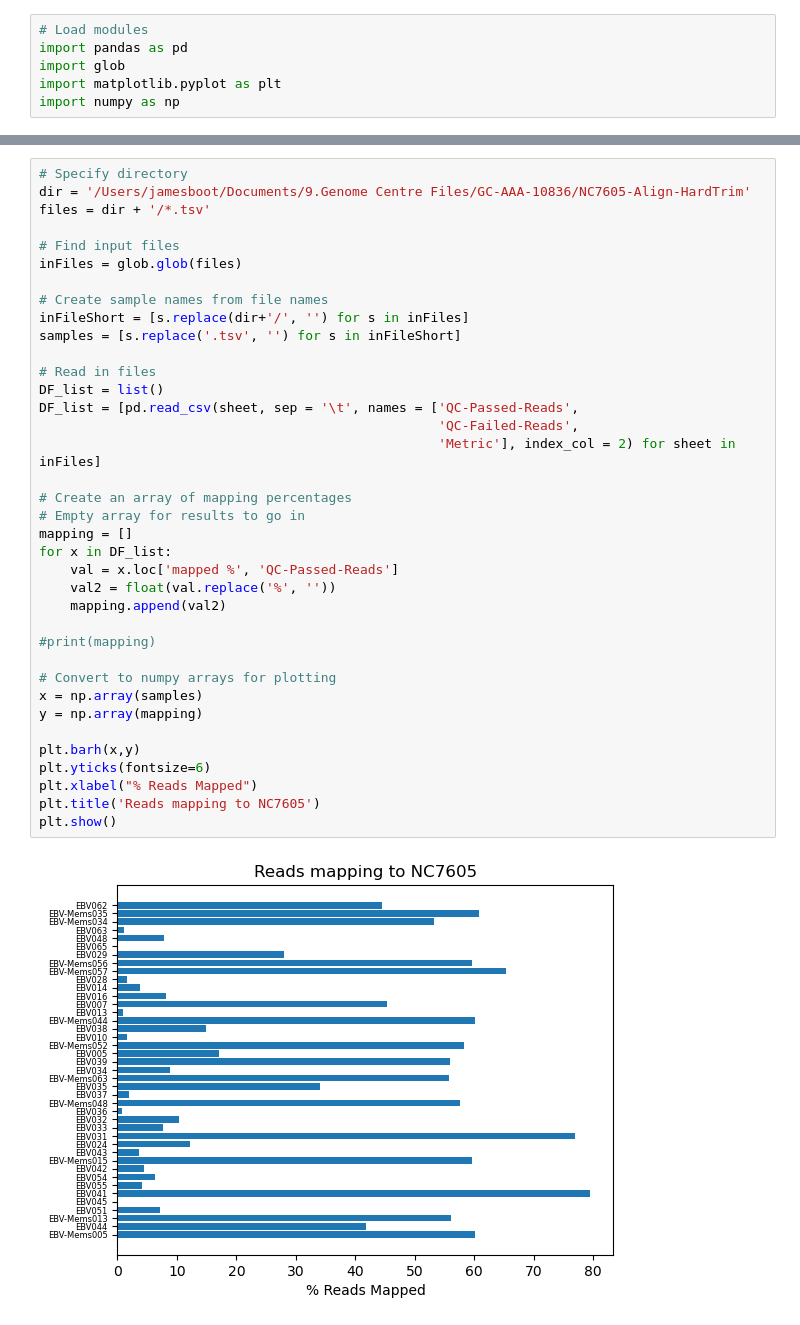
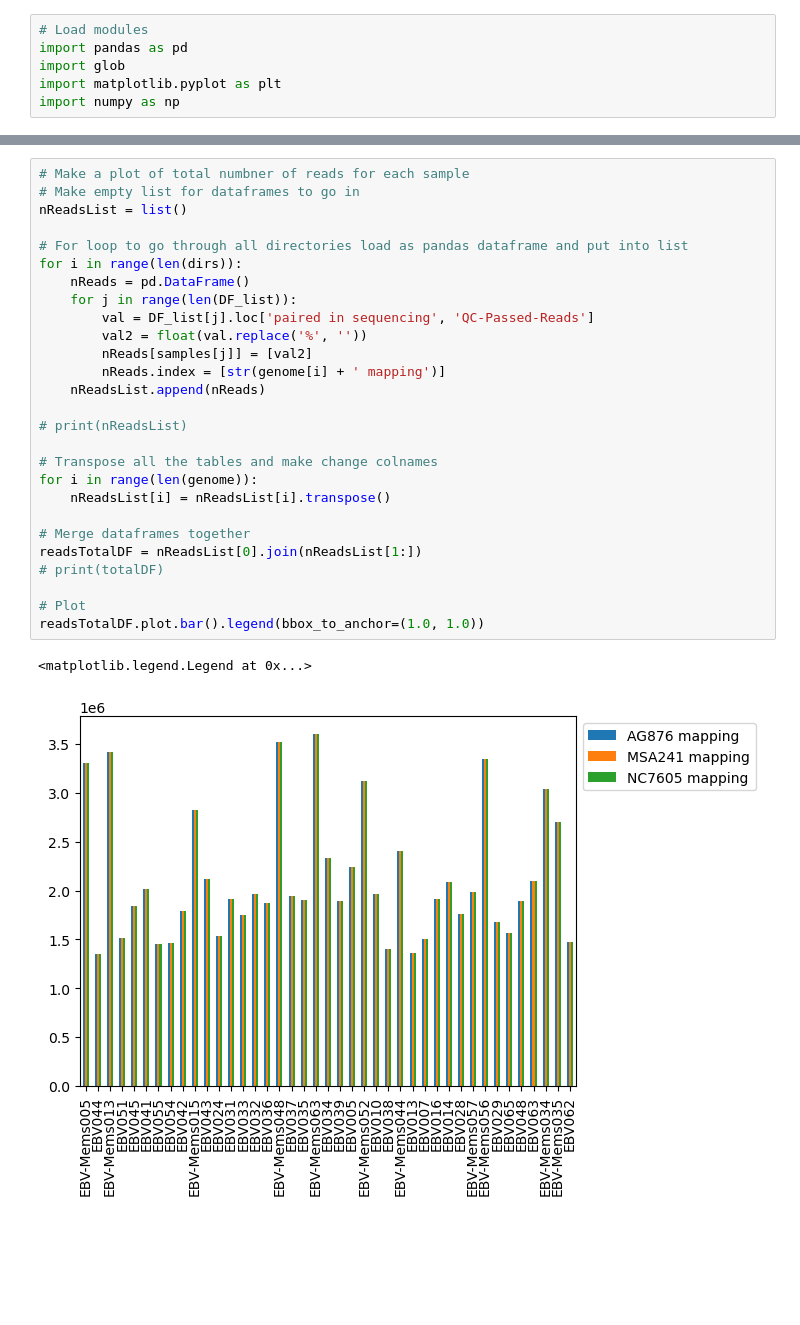
Before and after one commit to jamesboot/ViralVariantCalling, a Jupyter notebook: 6-alignmentQC.ipynb, the cells around one changed output, grey strips where cells are left out. Cells and saved outputs as stored; diff of their text form; blank space fills up the shorter version.

```diff
--- a/6-alignmentQC.ipynb
+++ b/6-alignmentQC.ipynb
@@ -167,39 +64,30 @@ Text(0.5, 1.0, 'Correlation between viral load and mapping')
-# %%
-# Specify directory
-dir = '/Users/jamesboot/Documents/9.Genome Centre Files/GC-AAA-10836/NC7605-Align-HardTrim'
-files = dir + '/*.tsv'
-
-# Find input files
-inFiles = glob.glob(files)
-
-# Create sample names from file names
-inFileShort = [s.replace(dir+'/', '') for s in inFiles]
-samples = [s.replace('.tsv', '') for s in inFileShort]
-
-# Read in files
-DF_list = list()
-DF_list = [pd.read_csv(sheet, sep = '\t', names = ['QC-Passed-Reads',
-                                                   'QC-Failed-Reads',
-                                                   'Metric'], index_col = 2) for sheet in inFiles]
-
-# Create an array of mapping percentages
-# Empty array for results to go in
-mapping = []
-for x in DF_list:
-    val = x.loc['mapped %', 'QC-Passed-Reads']
-    val2 = float(val.replace('%', ''))
-    mapping.append(val2)
-
-#print(mapping)
-
-# Convert to numpy arrays for plotting
-x = np.array(samples)
-y = np.array(mapping)
-
-plt.barh(x,y)
-plt.yticks(fontsize=6)
-plt.xlabel("% Reads Mapped")
-plt.title('Reads mapping to NC7605')
-plt.show()
-# %% [output]
-[figure, removed]
+# %%
+# Make a plot of total numbner of reads for each sample
+# Make empty list for dataframes to go in
+nReadsList = list()
+
+# For loop to go through all directories load as pandas dataframe and put into list
+for i in range(len(dirs)):
+    nReads = pd.DataFrame()
+    for j in range(len(DF_list)):
+        val = DF_list[j].loc['paired in sequencing', 'QC-Passed-Reads']
+        val2 = float(val.replace('%', ''))
+        nReads[samples[j]] = [val2]
+        nReads.index = [str(genome[i] + ' mapping')]
+    nReadsList.append(nReads)
+
+# print(nReadsList)
+
+# Transpose all the tables and make change colnames
+for i in range(len(genome)):
+    nReadsList[i] = nReadsList[i].transpose()
+
+# Merge dataframes together
+readsTotalDF = nReadsList[0].join(nReadsList[1:])
+# print(totalDF)
+
+# Plot
+readsTotalDF.plot.bar().legend(bbox_to_anchor=(1.0, 1.0))
+# %% [output]
+<matplotlib.legend.Legend at 0x...>
+[figure, added]
```
Also changed, not shown: parts of 5 cells of this notebook.
